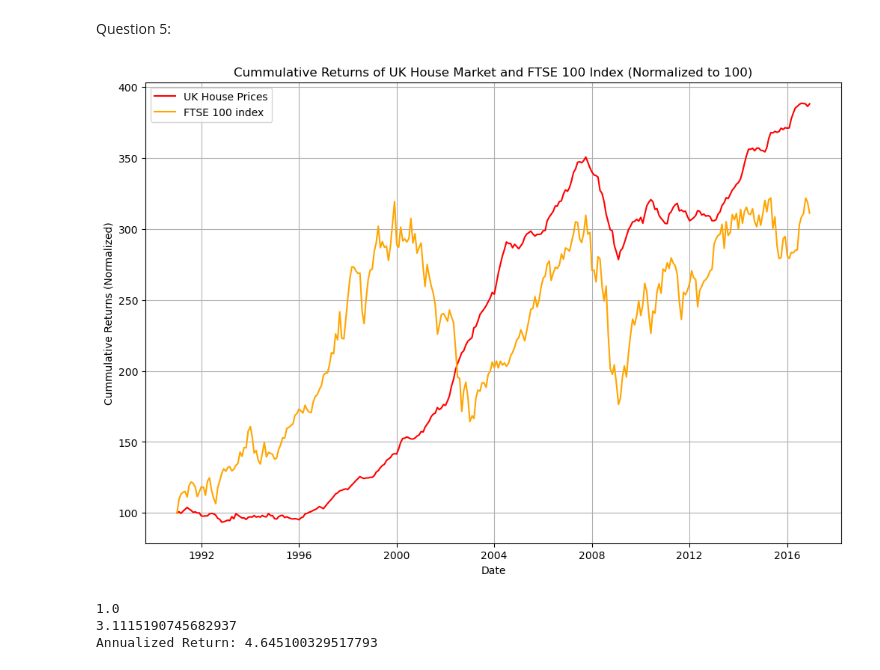
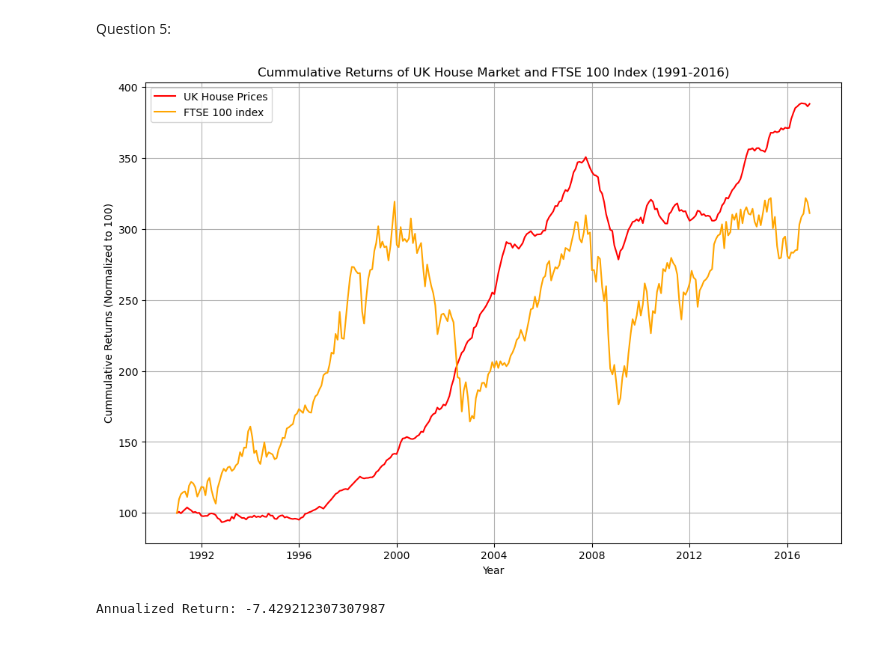
Before and after one commit to ahugari/DIAML, a Jupyter notebook: Assignment 3/miraguha_DIAML_Assignment3.ipynb, the cells around one changed output. Saved outputs shown, nothing was run; the diff lists cells and outputs as text; code cells hidden in the pictures.

```diff
--- a/Assignment 3/miraguha_DIAML_Assignment3.ipynb
+++ b/Assignment 3/miraguha_DIAML_Assignment3.ipynb
@@ -229,68 +222,50 @@ import pandas as pd
 import numpy as np
 # to configure and plot graphs
 import matplotlib.pyplot as plt
-from statsmodels.graphics.tsaplots import plot_acf
 
 # save data from file into dataframe
 house_df = pd.read_excel('data/Monthly Average House Price.xls', sheet_name='Monthly')
 house_df['Date'] = pd.to_datetime(house_df['Unnamed: 0'])
 house_df.set_index('Unnamed: 0', inplace=True)
 
+house_df  = house_df[house_df.index <= '2016-12-31']
+
 ftse_df = pd.read_csv('data/FTSE100.csv')
 ftse_df['Date'] = pd.to_datetime(ftse_df['Date'])
 ftse_df.set_index('Date', inplace=True)
 
-house_df.sort_index(inplace=True)
+ftse_df = ftse_df[ftse_df.index <= '2016-12-31']
+
+# house_df.sort_index(inplace=True)
+# ftse_df.sort_index(inplace=True)
 ftse_df.sort_index(inplace=True)
 
+house_df['Normalized'] = (house_df['Average House Price']/house_df['Average House Price'].iloc[0])* 100
+ftse_df['Normalized'] = (ftse_df['Adj Close'] / ftse_df['Adj Close'].iloc[0]) * 100
 
-house_df['Monthly Return'] = house_df['Average House Price'].pct_change()
-house_df['Cummulative Return'] = (1 + house_df['Monthly Return']).cumprod()
-
-# ftse_df['Monthly Return'] = ftse_df['Close']
-# ftse_df['Monthly Return'] = ftse_df['Close'].pct_change()
-ftse_df['Monthly Return'] = ftse_df['Close'].pct_change()
-# ftse_df['Cummulative Return'] = ftse_df['Monthly Return']
-ftse_df['Cummulative Return'] = (1 + ftse_df['Monthly Return']).cumprod()
-
-
-# filling the first month value with 1 (100) for normalization purposes
-house_df['Cummulative Return'] = house_df['Cummulative Return'].fillna(1)
-ftse_df['Cummulative Return'] = ftse_df['Cummulative Return'].fillna(1)
-
-# filter the values up to 2016
-house_df = house_df.loc[:'2016-12-31']
-ftse_df = ftse_df.loc[:'2016-12-31']
-
-# ensuring the start year is 1991 before normalization
-start_day = '1991-01-01'
-house_cum_normalized = house_df.loc[start_day:]['Cummulative Return'] * 100/house_df.loc[start_day]['Cummulative Return']
-ftse_cum_normalized = ftse_df.loc[start_day:]['Cummulative Return'] * 100 / ftse_df.loc[start_day]['Cummulative Return']
 
 # configure and plot graph
 plt.figure(figsize=(12,8))
-plt.plot(house_cum_normalized.index, house_cum_normalized, label='UK House Prices', color='red')
-plt.plot(ftse_cum_normalized.index, ftse_cum_normalized, label='FTSE 100 index', color='orange')
-plt.title("Cummulative Returns of UK House Market and FTSE 100 Index (Normalized to 100)")
-plt.xlabel("Date")
-plt.ylabel("Cummulative Returns (Normalized)")
+plt.plot(house_df.index, house_df['Normalized'], label='UK House Prices', color='red')
+# plt.plot(house_cum_normalized.index, house_cum_normalized, label='UK House Prices', color='red')
+plt.plot(ftse_df.index, ftse_df['Normalized'], label='FTSE 100 index', color='orange')
+# plt.plot(ftse_cum_normalized.index, ftse_cum_normalized, label='FTSE 100 index', color='orange')
+plt.title("Cummulative Returns of UK House Market and FTSE 100 Index (1991-2016)")
+plt.xlabel("Year")
+plt.ylabel("Cummulative Returns (Normalized to 100)")
 plt.grid()
 plt.legend()
 plt.show()
 
 # finding the annualized return for the period 1991-2016
-# print(ftse_df.loc[start_day]['Cummulative Return'])
-# print(ftse_df.tail(1)['Cummulative Return'][0])
-start_value = ftse_df.loc[start_day]['Cummulative Return']
+start_value = ftse_df.values[0][0]
 end_value = ftse_df.values[-1][-1]
 total_return = (end_value- start_value)/start_value
 years = 2016-1991
 
 annualized_return = 100 * ((1 + total_return)**(1/years)-1)
 
 print("Annualized Return:", annualized_return)
 # %% [output]
-[figure, old version]
+[figure, new version]
-1.0
-3.1115190745682937
-Annualized Return: 4.645100329517793
+Annualized Return: -7.429212307307987
```
Also changed, not shown: parts of 4 cells of this notebook, 4 other files.
